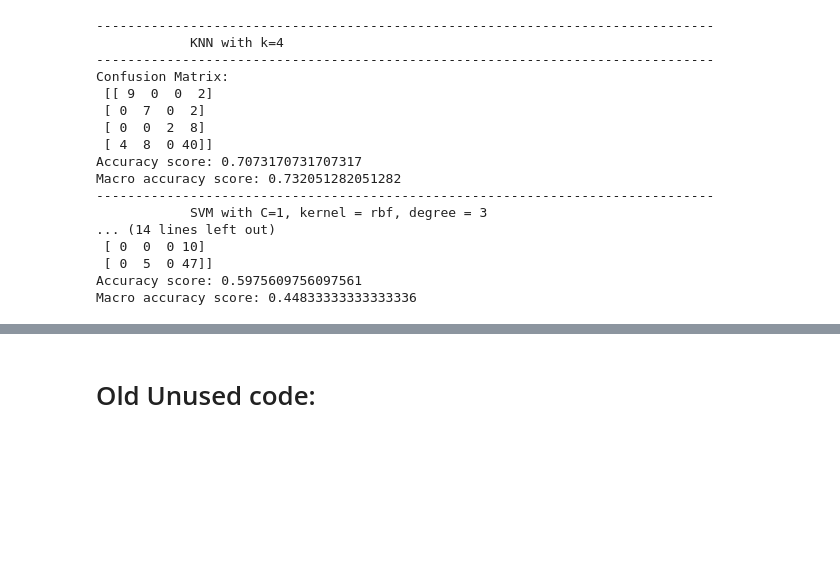
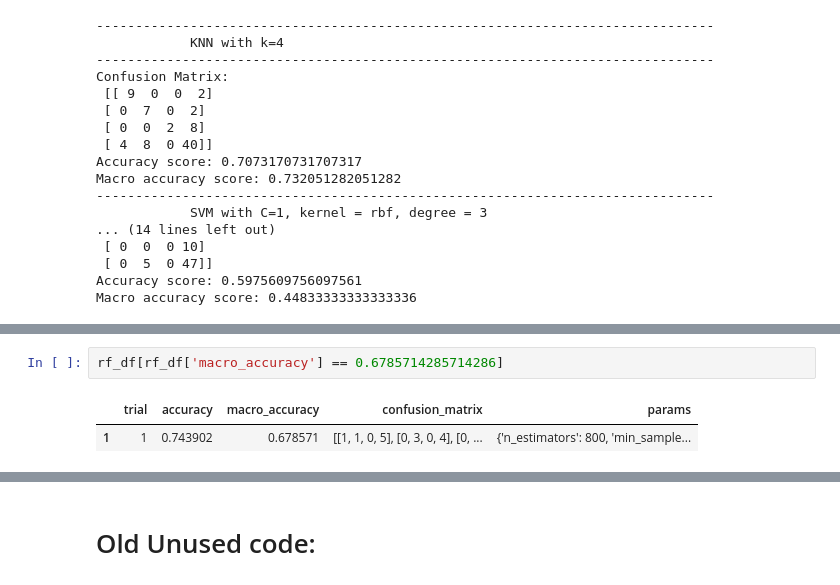
Before and after one commit to VedantKalbag/drum-style-identification, a Jupyter notebook: baseline_classifier.ipynb, the cells around one changed output, grey strips where cells are left out. Drawn from its saved outputs; the diff is of its cells as text; blank space fills up the shorter version.

```diff
--- a/baseline_classifier.ipynb
+++ b/baseline_classifier.ipynb
@@ -493,0 +1003,5 @@ Macro accuracy score: 0.44833333333333336
+# %%
+rf_df[rf_df['macro_accuracy'] == 0.6785714285714286]
+# %% [output]
+|  | trial | accuracy | macro_accuracy | confusion_matrix | params |
+| 1 | 1 | 0.743902 | 0.678571 | [[1, 1, 0, 5], [0, 3, 0, 4], [0, ... | {'n_estimators': 800, 'min_sample... |
```
Also changed, not shown: parts of 35 cells of this notebook.
